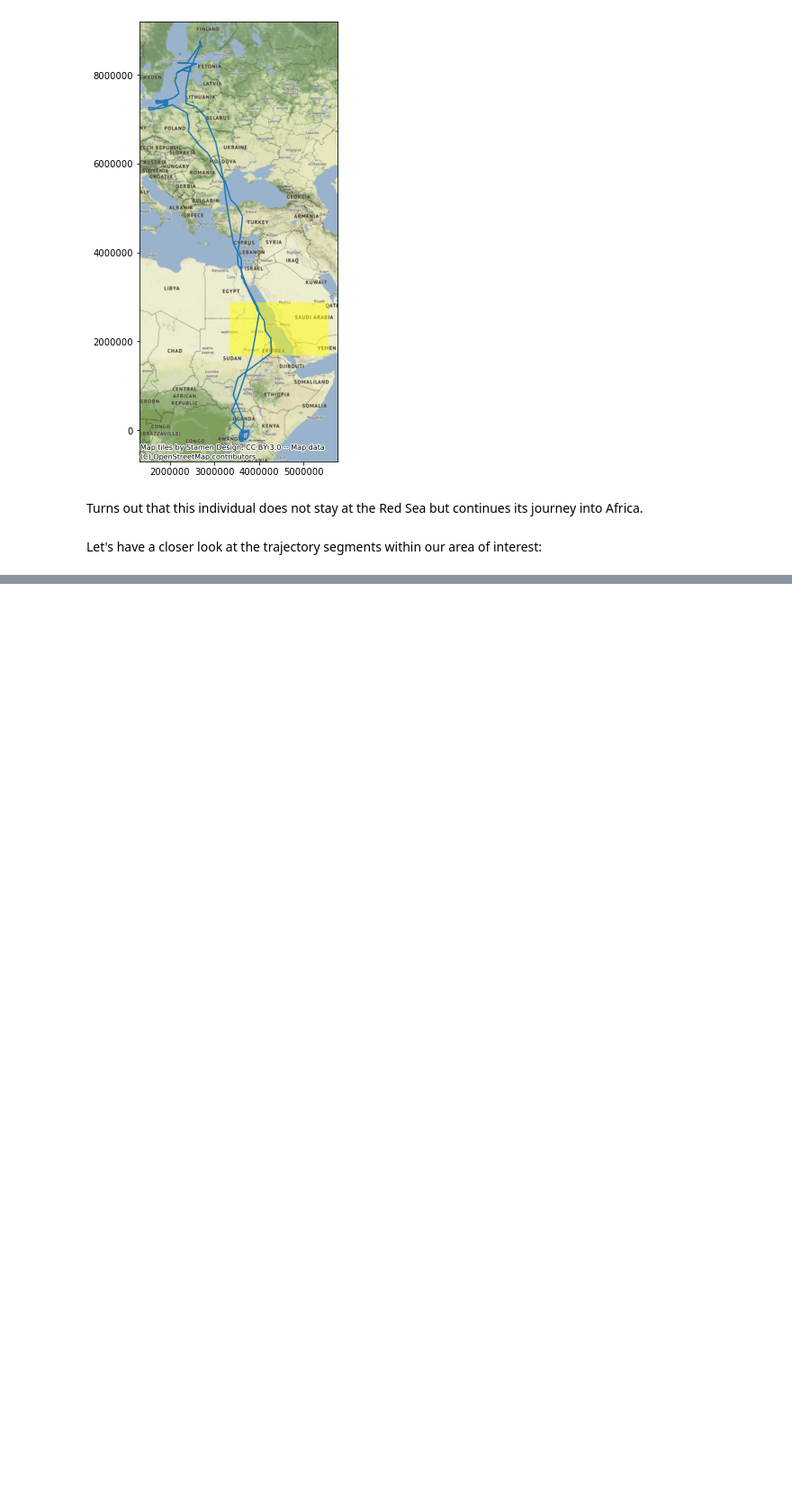
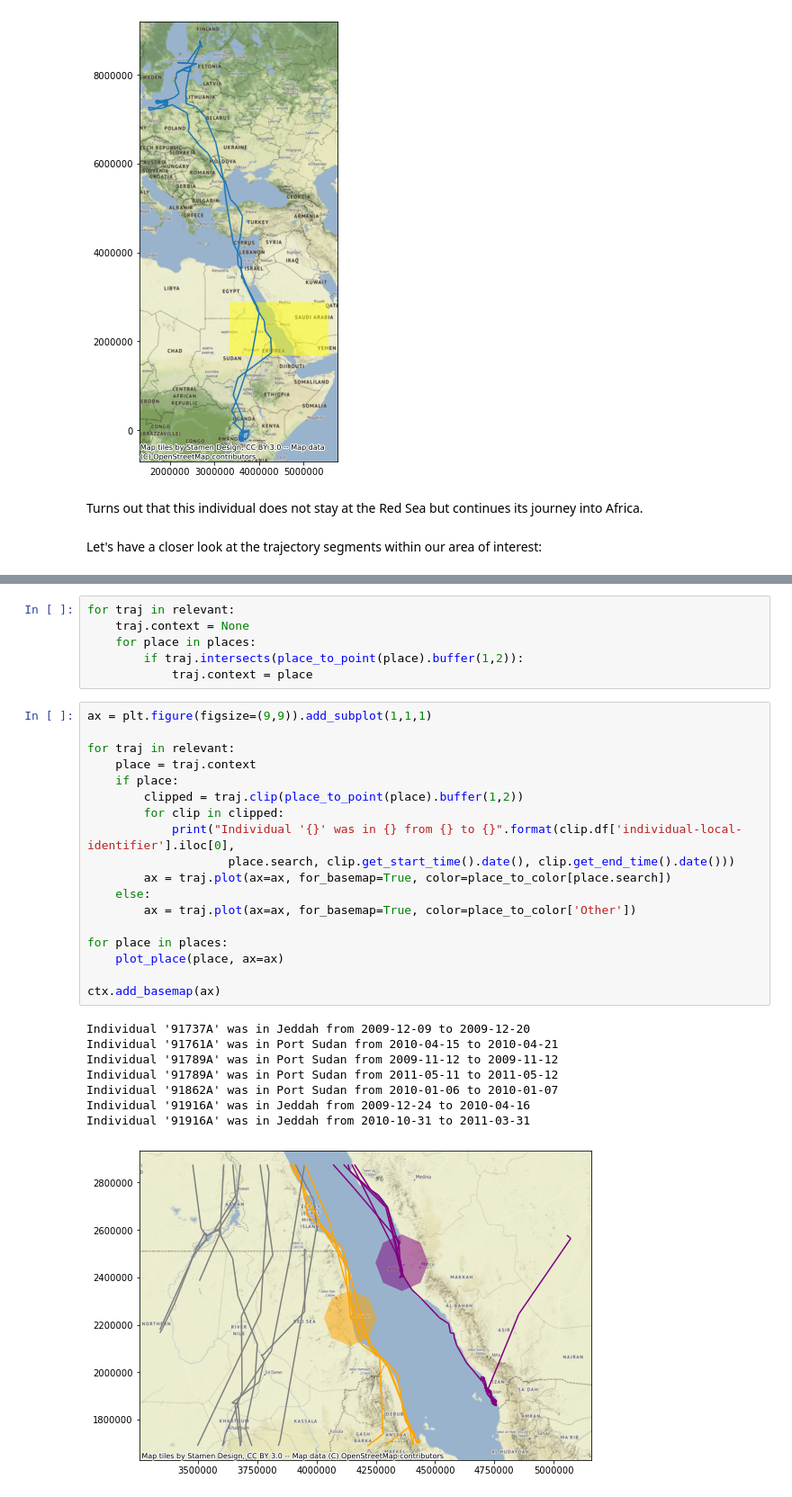
Before and after one commit to movingpandas/movingpandas, a Jupyter notebook: 2_bird_migration_analysis.ipynb, the cells around one changed output, grey strips where cells are left out. Shown at 90% size. Saved outputs shown, nothing was run; the diff lists cells and outputs as text; blank space fills up the shorter version.

Commit message:
Add intersects function to Trajectory

```diff
--- a/2_bird_migration_analysis.ipynb
+++ b/2_bird_migration_analysis.ipynb
@@ -306,0 +315,33 @@ ctx.add_basemap(ax)
+# %%
+for traj in relevant:
+    traj.context = None
+    for place in places:
+        if traj.intersects(place_to_point(place).buffer(1,2)):
+            traj.context = place
+# %%
+ax = plt.figure(figsize=(9,9)).add_subplot(1,1,1)
+
+for traj in relevant:
+    place = traj.context
+    if place:
+        clipped = traj.clip(place_to_point(place).buffer(1,2))
+        for clip in clipped:
+            print("Individual '{}' was in {} from {} to {}".format(clip.df['individual-local-identifier'].iloc[0],
+                    place.search, clip.get_start_time().date(), clip.get_end_time().date()))
+        ax = traj.plot(ax=ax, for_basemap=True, color=place_to_color[place.search])
+    else:
+        ax = traj.plot(ax=ax, for_basemap=True, color=place_to_color['Other'])
+
+for place in places:
+    plot_place(place, ax=ax)
+
+ctx.add_basemap(ax)
+# %% [output]
+Individual '91737A' was in Jeddah from 2009-12-09 to 2009-12-20
+Individual '91761A' was in Port Sudan from 2010-04-15 to 2010-04-21
+Individual '91789A' was in Port Sudan from 2009-11-12 to 2009-11-12
+Individual '91789A' was in Port Sudan from 2011-05-11 to 2011-05-12
+Individual '91862A' was in Port Sudan from 2010-01-06 to 2010-01-07
+Individual '91916A' was in Jeddah from 2009-12-24 to 2010-04-16
+Individual '91916A' was in Jeddah from 2010-10-31 to 2011-03-31
+[figure, added]
```
Also changed, not shown: parts of 5 cells of this notebook, 4 other files.
